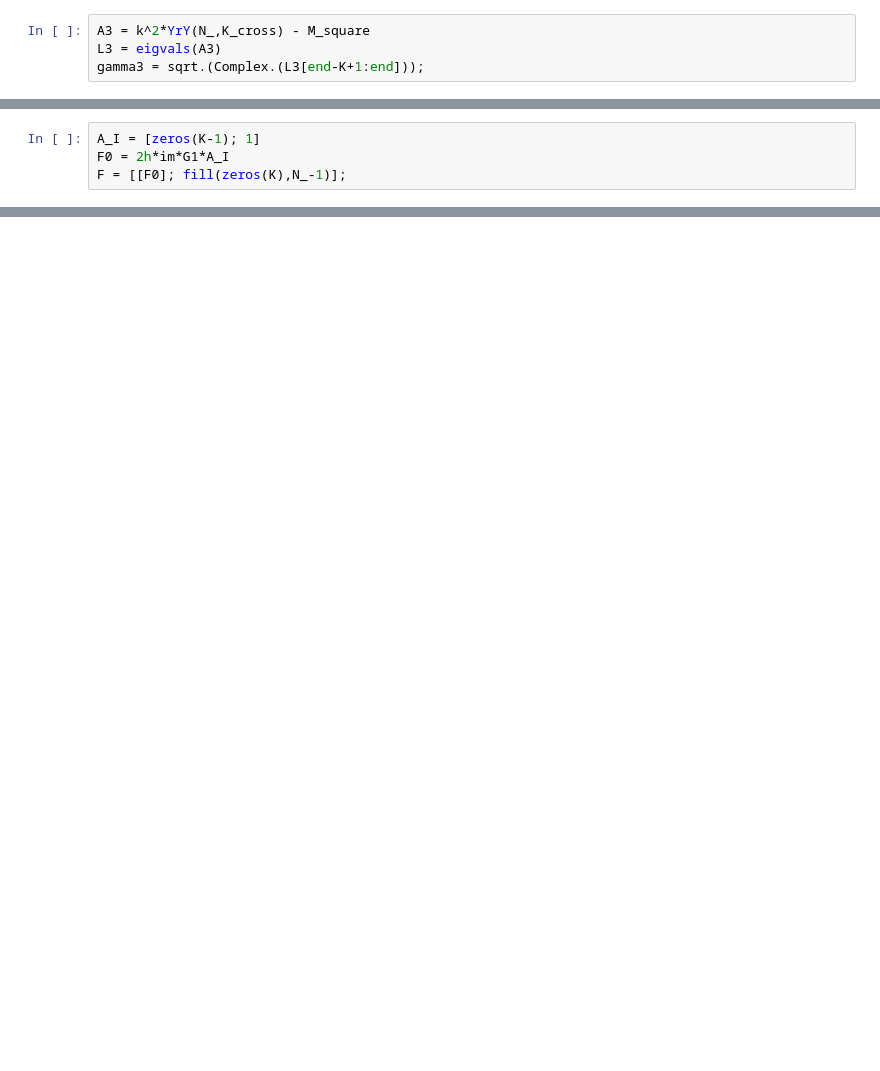
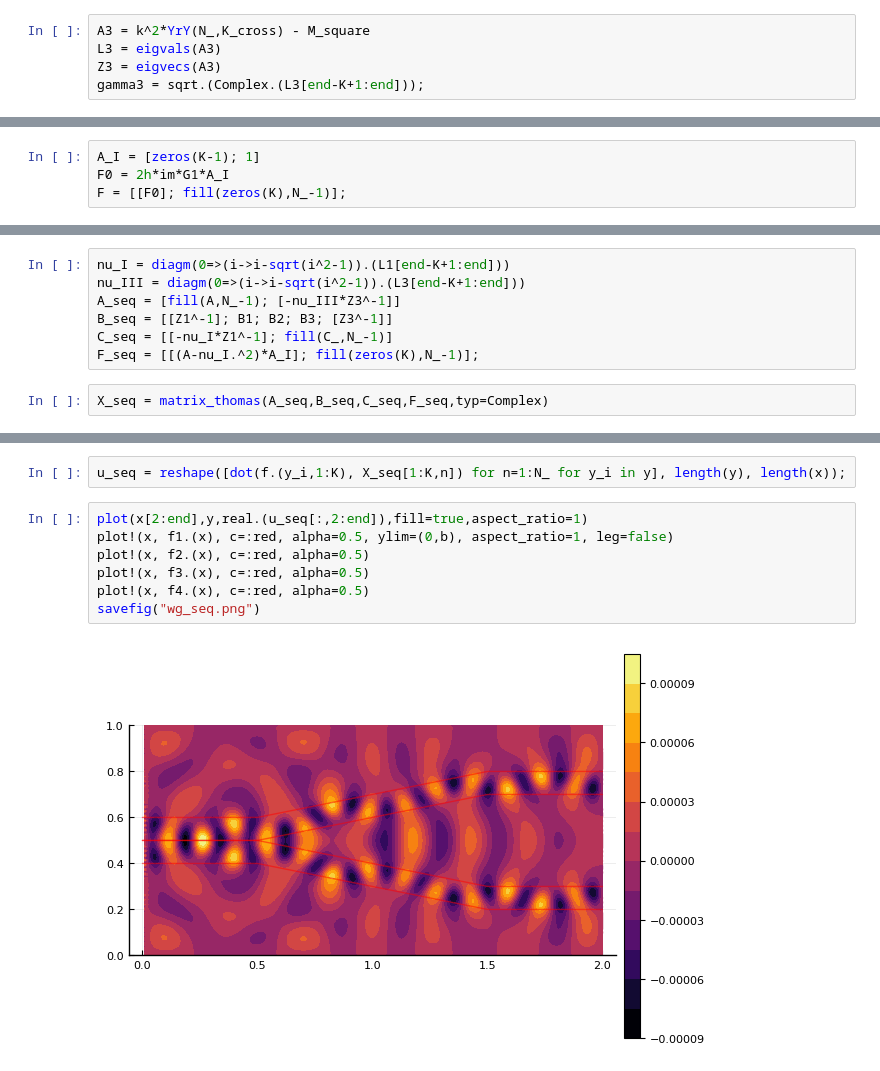
Before and after one commit to Sergane/Symbolic, a Jupyter notebook: waveguide.ipynb, the cells around one changed output, grey strips where cells are left out. Saved outputs shown, nothing was run; the diff lists cells and outputs as text; blank space fills up the shorter version.

```diff
--- a/waveguide.ipynb
+++ b/waveguide.ipynb
@@ -220,6 +307,7 @@ plot!(x, 0*x.+(b/2+0.1), c=:red, alpha=0.5)
 # %%
 A3 = k^2*YrY(N_,K_cross) - M_square
 L3 = eigvals(A3)
+Z3 = eigvecs(A3)
 gamma3 = sqrt.(Complex.(L3[end-K+1:end]));
 # %%
 M_square = diagm(0=>mu.(1:K).^2)
@@ -277,0 +374,9 @@ plot(y,real.(u[:,6]))
+# %%
+nu_I = diagm(0=>(i->i-sqrt(i^2-1)).(L1[end-K+1:end]))
+nu_III = diagm(0=>(i->i-sqrt(i^2-1)).(L3[end-K+1:end]))
+A_seq = [fill(A,N_-1); [-nu_III*Z3^-1]]
+B_seq = [[Z1^-1]; B1; B2; B3; [Z3^-1]]
+C_seq = [[-nu_I*Z1^-1]; fill(C_,N_-1)]
+F_seq = [[(A-nu_I.^2)*A_I]; fill(zeros(K),N_-1)];
+# %%
+X_seq = matrix_thomas(A_seq,B_seq,C_seq,F_seq,typ=Complex)
@@ -277,0 +418,11 @@ plot(y,real.(u[:,6]))
+# %%
+u_seq = reshape([dot(f.(y_i,1:K), X_seq[1:K,n]) for n=1:N_ for y_i in y], length(y), length(x));
+# %%
+plot(x[2:end],y,real.(u_seq[:,2:end]),fill=true,aspect_ratio=1)
+plot!(x, f1.(x), c=:red, alpha=0.5, ylim=(0,b), aspect_ratio=1, leg=false)
+plot!(x, f2.(x), c=:red, alpha=0.5)
+plot!(x, f3.(x), c=:red, alpha=0.5)
+plot!(x, f4.(x), c=:red, alpha=0.5)
+savefig("wg_seq.png")
+# %% [output]
+[figure, added]
```
Also changed, not shown: parts of 20 cells of this notebook.
